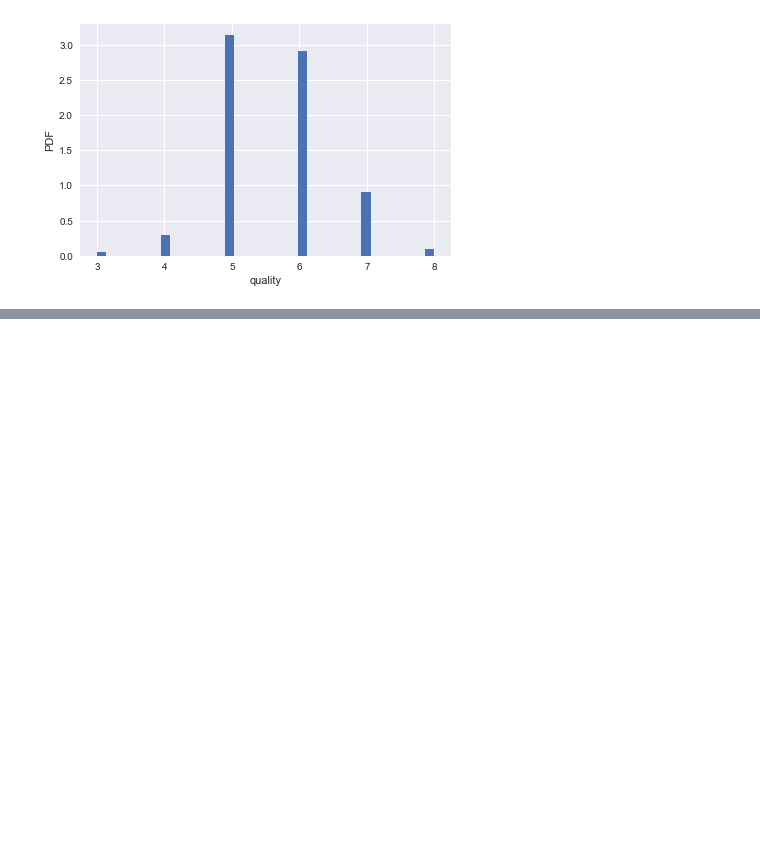
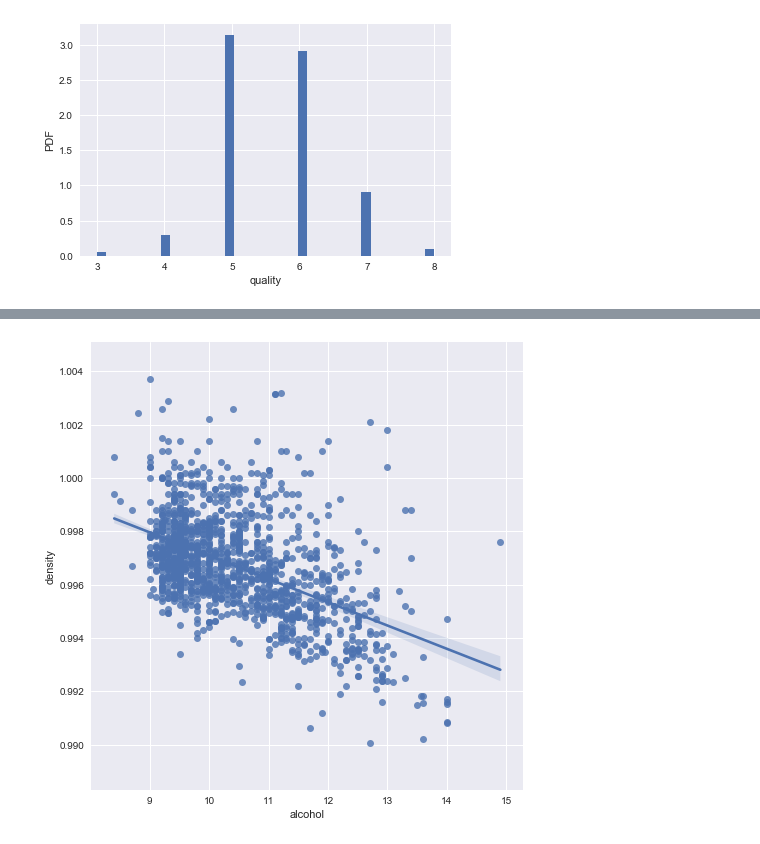
Before and after one commit to carrotcotrar/datascience_career_track, a Jupyter notebook: capstone_project_1/data_cleaning .ipynb, the cells around one changed output, grey strips where cells are left out. Saved outputs shown, nothing was run; the diff lists cells and outputs as text; code cells hidden in the pictures; blank space fills up the shorter version.

```diff
--- a/capstone_project_1/data_cleaning .ipynb
+++ b/capstone_project_1/data_cleaning .ipynb
@@ -108,0 +155,7 @@ for column in wine.columns:
+# %%
+g = sns.lmplot(x="alcohol", y="density",
+               truncate=True, size=7, data=wine)
+g.set_axis_labels("alcohol", "density")
+plt.show()
+# %% [output]
+[figure, added]
```
Also changed, not shown: parts of 5 cells of this notebook.
